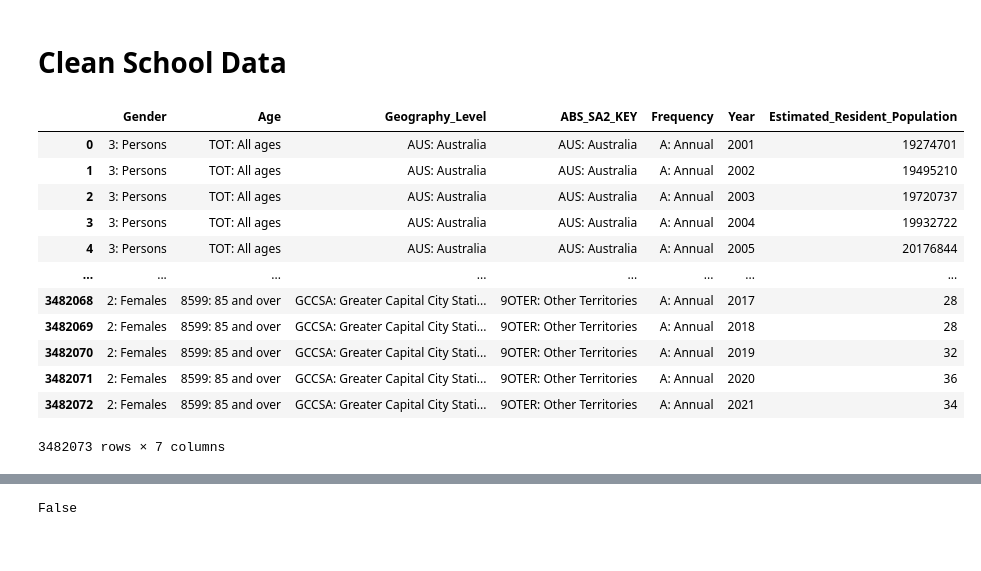
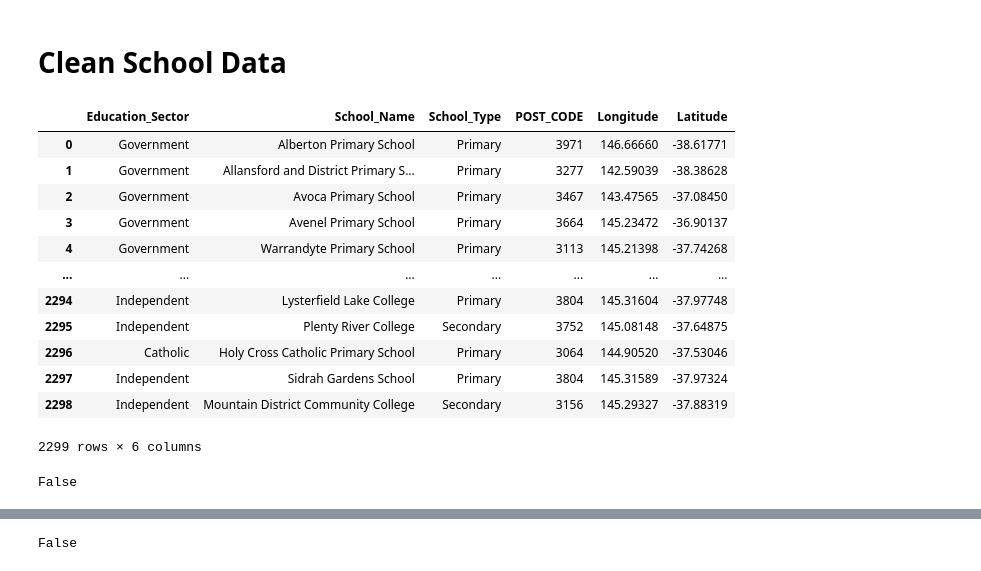
Before and after one commit to Kakhai1/bootcamp_project, a Jupyter notebook: Cleaned_School_Data_KT.ipynb, the cells around one changed output, grey strips where cells are left out. Drawn from its saved outputs; the diff is of its cells as text; code cells hidden in the pictures.

```diff
--- a/Cleaned_School_Data_KT.ipynb
+++ b/Cleaned_School_Data_KT.ipynb
@@ -6,43 +6,46 @@ import requests
 import json
 import pandas as pd
 # %%
-
-#Import Population Data
+#Import School Data
 #encodings = ['utf-8', 'utf-8-sig', 'latin-1', 'cp1252', 'utf-16']
 
 file_path = "Resources\dv331_schoollocations2022.csv"
 schools_df = pd.read_csv(file_path, encoding="latin-1")
 
-columns_to_drop = ["Entity_Type","SCHOOL_NO","School_Status","Address_Line_2",
-                   "Address_State","Postal_Address_Line_1","Postal_Address_Line_1",
-                   "Postal_State"]
-#population_df = population_df.drop(columns_to_drop, axis=1)
+columns_to_drop = ["Entity_Type","SCHOOL_NO","School_Status","Address_Line_1","Address_Line_2","Postal_Postcode",
+                   "Address_State","Address_Town","Postal_Address_Line_1","Postal_Address_Line_1",
+                   "Postal_Address_Line_2","Postal_State","Postal_Town","Full_Phone_No","LGA_ID","LGA_Name"]
+schools_df = schools_df.drop(columns_to_drop, axis=1)
 
-#new_column_names = {
-    #"SEX: Sex": "Gender",
-    #"AGE: Age": "Age",
-    #"REGION_TYPE: Geography Level":"Geography_Level",
-    #"ASGS_2021: Region":"ABS_SA2_KEY",
-    #"FREQ: Frequency":"Frequency",
-    #"TIME_PERIOD: Time Period":"Year",
-    #"OBS_VALUE": "Estimated_Resident_Population"
-   # }
-#population_df = population_df.rename(columns=new_column_names)
+new_column_names = {
+    "Address_Postcode": "POST_CODE",
+    "X": "Longitude",
+    "Y":"Latitude"
+    }
+schools_df = schools_df.rename(columns=new_column_names)
 schools_df
 # %% [output]
-|  | Gender | Age | Geography_Level | ABS_SA2_KEY | Frequency | Year | Estimated_Resident_Population |
-| 0 | 3: Persons | TOT: All ages | AUS: Australia | AUS: Australia | A: Annual | 2001 | 19274701 |
-| 1 | 3: Persons | TOT: All ages | AUS: Australia | AUS: Australia | A: Annual | 2002 | 19495210 |
-| 2 | 3: Persons | TOT: All ages | AUS: Australia | AUS: Australia | A: Annual | 2003 | 19720737 |
-| 3 | 3: Persons | TOT: All ages | AUS: Australia | AUS: Australia | A: Annual | 2004 | 19932722 |
-| 4 | 3: Persons | TOT: All ages | AUS: Australia | AUS: Australia | A: Annual | 2005 | 20176844 |
-| ... | ... | ... | ... | ... | ... | ... | ... |
-| 3482068 | 2: Females | 8599: 85 and over | GCCSA: Greater Capital City Stati... | 9OTER: Other Territories | A: Annual | 2017 | 28 |
-| 3482069 | 2: Females | 8599: 85 and over | GCCSA: Greater Capital City Stati... | 9OTER: Other Territories | A: Annual | 2018 | 28 |
-| 3482070 | 2: Females | 8599: 85 and over | GCCSA: Greater Capital City Stati... | 9OTER: Other Territories | A: Annual | 2019 | 32 |
-| 3482071 | 2: Females | 8599: 85 and over | GCCSA: Greater Capital City Stati... | 9OTER: Other Territories | A: Annual | 2020 | 36 |
-| 3482072 | 2: Females | 8599: 85 and over | GCCSA: Greater Capital City Stati... | 9OTER: Other Territories | A: Annual | 2021 | 34 |
+|  | Education_Sector | School_Name | School_Type | POST_CODE | Longitude | Latitude |
+| 0 | Government | Alberton Primary School | Primary | 3971 | 146.66660 | -38.61771 |
+| 1 | Government | Allansford and District Primary S... | Primary | 3277 | 142.59039 | -38.38628 |
+| 2 | Government | Avoca Primary School | Primary | 3467 | 143.47565 | -37.08450 |
+| 3 | Government | Avenel Primary School | Primary | 3664 | 145.23472 | -36.90137 |
+| 4 | Government | Warrandyte Primary School | Primary | 3113 | 145.21398 | -37.74268 |
+| ... | ... | ... | ... | ... | ... | ... |
+| 2294 | Independent | Lysterfield Lake College | Primary | 3804 | 145.31604 | -37.97748 |
+| 2295 | Independent | Plenty River College | Secondary | 3752 | 145.08148 | -37.64875 |
+| 2296 | Catholic | Holy Cross Catholic Primary School | Primary | 3064 | 144.90520 | -37.53046 |
+| 2297 | Independent | Sidrah Gardens School | Primary | 3804 | 145.31589 | -37.97324 |
+| 2298 | Independent | Mountain District Community College | Secondary | 3156 | 145.29327 | -37.88319 |
-3482073 rows × 7 columns
+2299 rows × 6 columns
+# %%
+# Check for NaN values in a column
+has_nan = schools_df['School_Name'].isna().any()
+
+# Display the result - False (no NaN values in column), True (at least one NaN value in column)
+print(has_nan)
+# %% [output]
+False
 # %%
 #Import mapping file - use to filter to sample postcodes for further analysis
 # Specify the file path and sheet name
```
Also changed, not shown: parts of 8 cells of this notebook, 4 other files.
